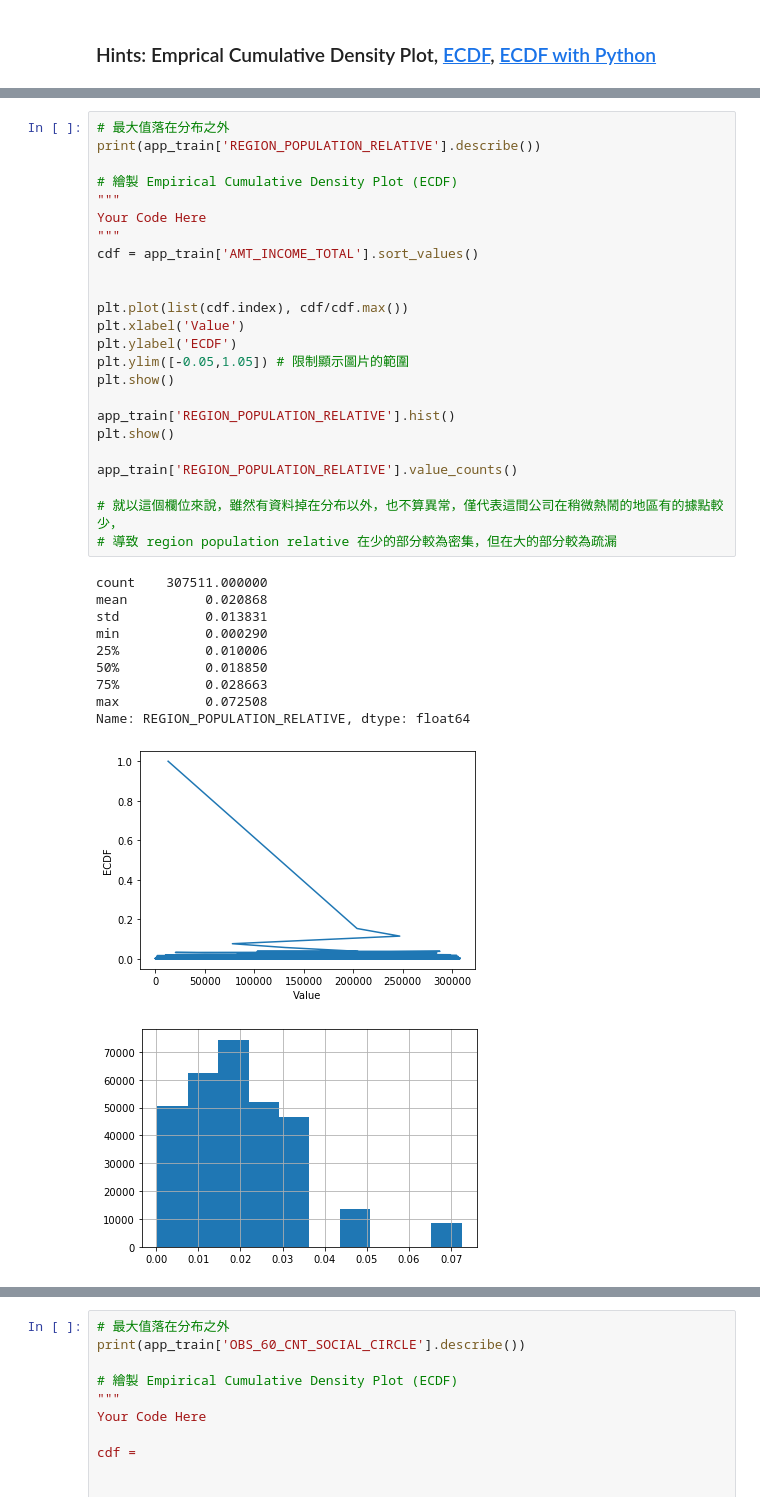
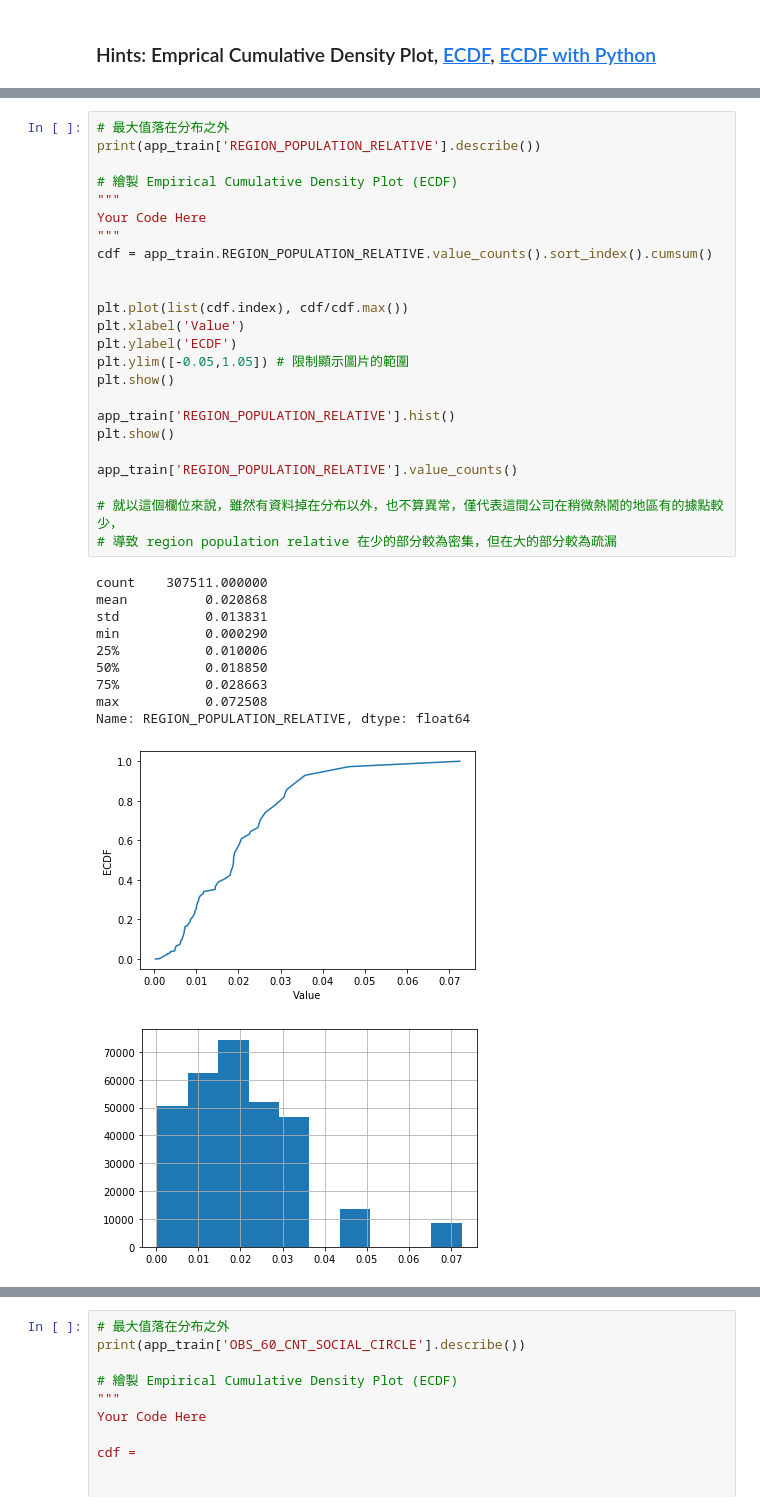
Before and after one commit to ZhengTzer/4th-ML100Days, a Jupyter notebook: homework/Day_009_HW.ipynb, the cells around one changed output, grey strips where cells are left out. Saved outputs shown, nothing was run; the diff lists cells and outputs as text.

```diff
--- a/homework/Day_009_HW.ipynb
+++ b/homework/Day_009_HW.ipynb
@@ -192,35 +165,35 @@ print(app_train['REGION_POPULATION_RELATIVE'].describe())
 
 # 繪製 Empirical Cumulative Density Plot (ECDF)
 """
 Your Code Here
 """
-cdf = app_train['AMT_INCOME_TOTAL'].sort_values()
+cdf = app_train.REGION_POPULATION_RELATIVE.value_counts().sort_index().cumsum()
 
 
 plt.plot(list(cdf.index), cdf/cdf.max())
 plt.xlabel('Value')
 plt.ylabel('ECDF')
 plt.ylim([-0.05,1.05]) # 限制顯示圖片的範圍
 plt.show()
 
 app_train['REGION_POPULATION_RELATIVE'].hist()
 plt.show()
 
 app_train['REGION_POPULATION_RELATIVE'].value_counts()
 
 # 就以這個欄位來說，雖然有資料掉在分布以外，也不算異常，僅代表這間公司在稍微熱鬧的地區有的據點較少，
 # 導致 region population relative 在少的部分較為密集，但在大的部分較為疏漏
 # %% [output]
 count    307511.000000
 mean          0.020868
 std           0.013831
 min           0.000290
 25%           0.010006
 50%           0.018850
 75%           0.028663
 max           0.072508
 Name: REGION_POPULATION_RELATIVE, dtype: float64
-[figure, old version]
+[figure, new version]
 [figure]
 0.035792    16408
 0.046220    13442
```
Also changed, not shown: parts of 3 cells of this notebook.
